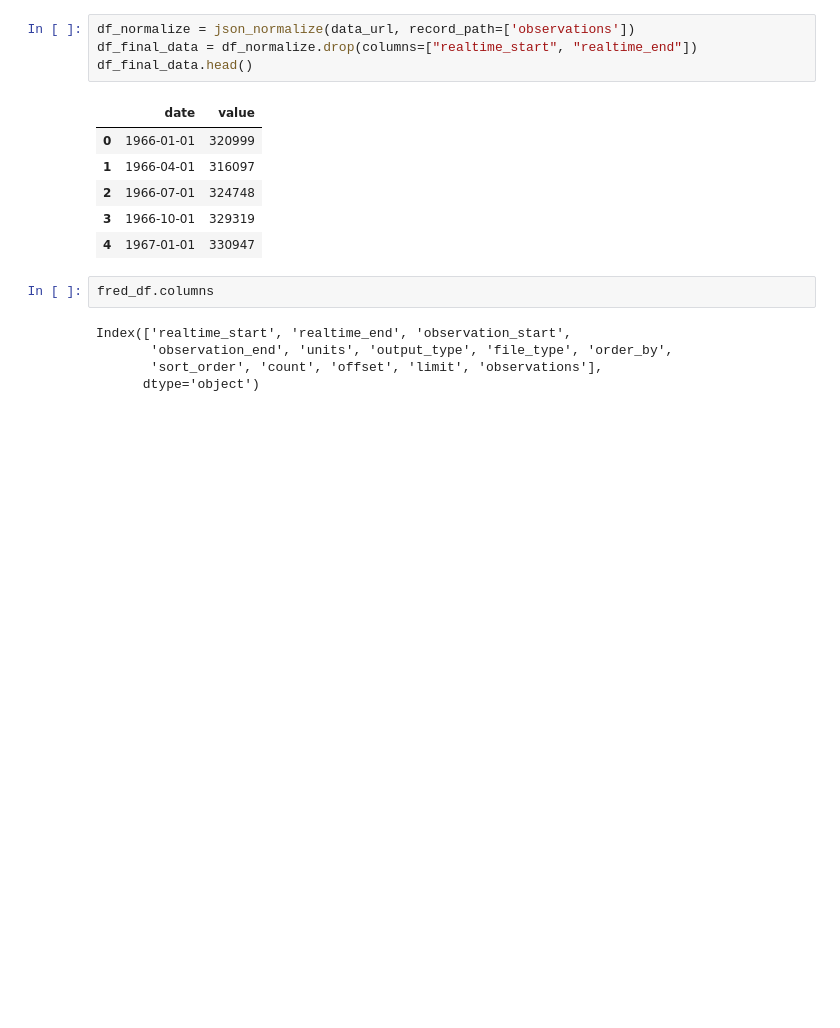
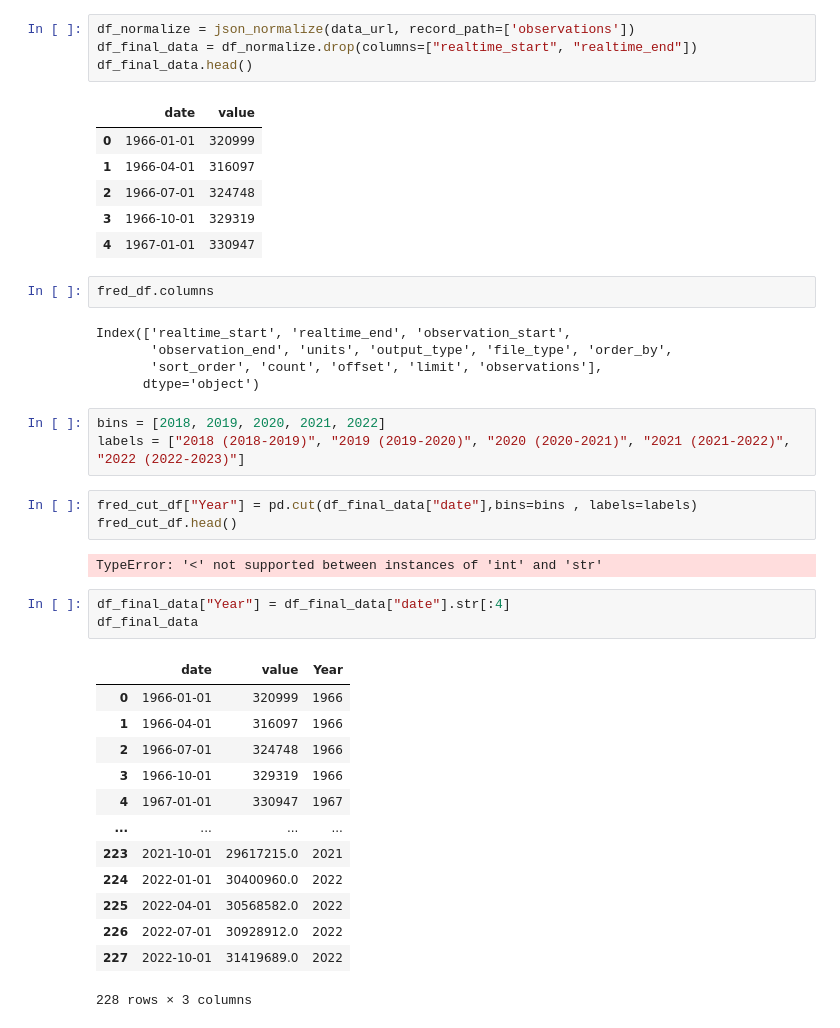
Before and after one commit to AsianInvasion00/Group2_Project1, a Jupyter notebook: Tyler.ipynb, the cells around one changed output. Drawn from its saved outputs; the diff is of its cells as text; blank space fills up the shorter version.

Commit message:
FINALLLLYYYY, got a good df

```diff
--- a/Tyler.ipynb
+++ b/Tyler.ipynb
@@ -68,3 +68,28 @@ Index(['realtime_start', 'realtime_end', 'observation_start',
        'observation_end', 'units', 'output_type', 'file_type', 'order_by',
        'sort_order', 'count', 'offset', 'limit', 'observations'],
       dtype='object')
+# %%
+bins = [2018, 2019, 2020, 2021, 2022]
+labels = ["2018 (2018-2019)", "2019 (2019-2020)", "2020 (2020-2021)", "2021 (2021-2022)", "2022 (2022-2023)"]
+# %%
+fred_cut_df["Year"] = pd.cut(df_final_data["date"],bins=bins , labels=labels)
+fred_cut_df.head()
+# %% [output]
+TypeError: '<' not supported between instances of 'int' and 'str'
+# %%
+df_final_data["Year"] = df_final_data["date"].str[:4]
+df_final_data
+# %% [output]
+|  | date | value | Year |
+| 0 | 1966-01-01 | 320999 | 1966 |
+| 1 | 1966-04-01 | 316097 | 1966 |
+| 2 | 1966-07-01 | 324748 | 1966 |
+| 3 | 1966-10-01 | 329319 | 1966 |
+| 4 | 1967-01-01 | 330947 | 1967 |
+| ... | ... | ... | ... |
+| 223 | 2021-10-01 | 29617215.0 | 2021 |
+| 224 | 2022-01-01 | 30400960.0 | 2022 |
+| 225 | 2022-04-01 | 30568582.0 | 2022 |
+| 226 | 2022-07-01 | 30928912.0 | 2022 |
+| 227 | 2022-10-01 | 31419689.0 | 2022 |
+228 rows × 3 columns
```
Also changed, not shown: parts of 1 cell of this notebook.
